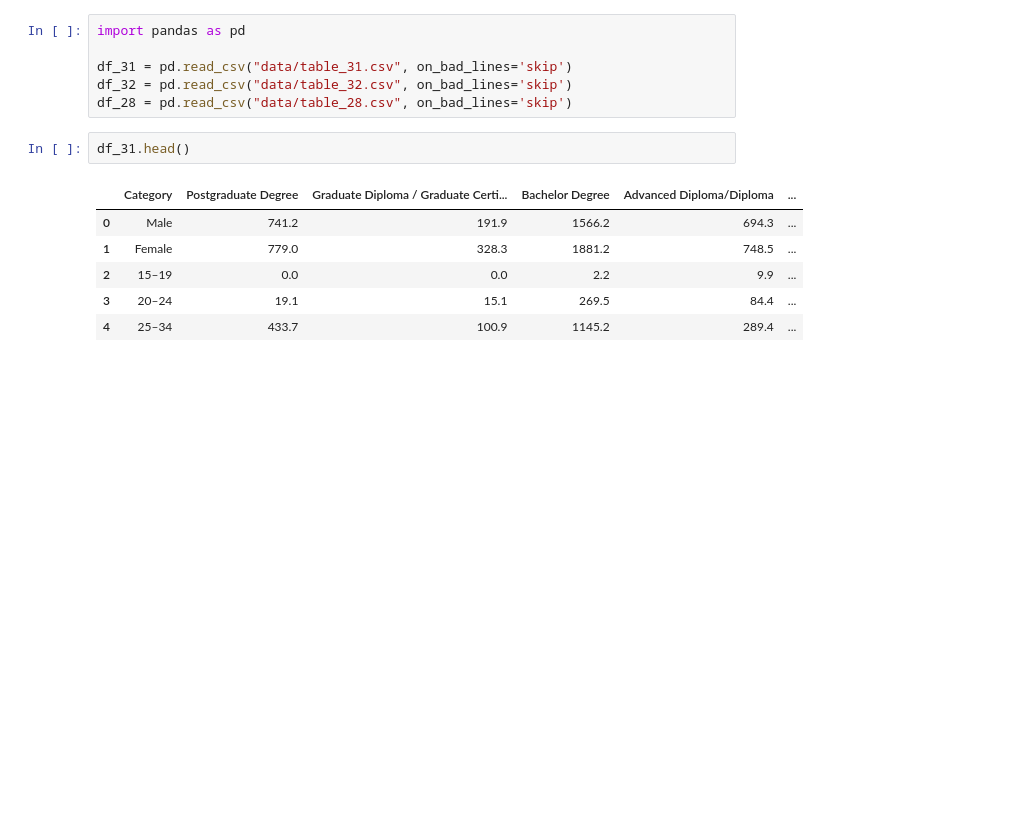
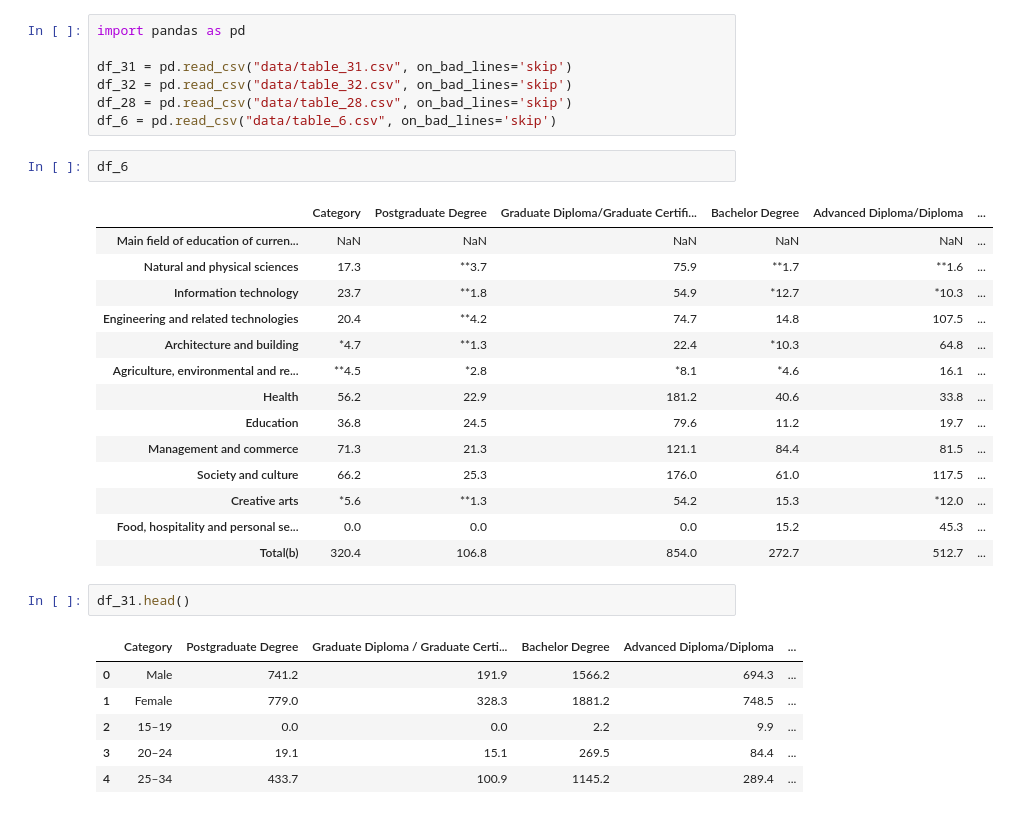
Before and after one commit to Mcflurrins/ByteFest-hackathon, a Jupyter notebook: EDA_1.ipynb, the cells around one changed output. Saved outputs shown, nothing was run; the diff lists cells and outputs as text; blank space fills up the shorter version.

```diff
--- a/EDA_1.ipynb
+++ b/EDA_1.ipynb
@@ -6,6 +6,24 @@ import pandas as pd
 df_31 = pd.read_csv("data/table_31.csv", on_bad_lines='skip')
 df_32 = pd.read_csv("data/table_32.csv", on_bad_lines='skip')
 df_28 = pd.read_csv("data/table_28.csv", on_bad_lines='skip')
+df_6 = pd.read_csv("data/table_6.csv", on_bad_lines='skip')
+# %%
+df_6
+# %% [output]
+|  | Category | Postgraduate Degree | Graduate Diploma/Graduate Certifi... | Bachelor Degree | Advanced Diploma/Diploma | ... |
+| Main field of education of curren... | NaN | NaN | NaN | NaN | NaN | ... |
+| Natural and physical sciences | 17.3 | **3.7 | 75.9 | **1.7 | **1.6 | ... |
+| Information technology | 23.7 | **1.8 | 54.9 | *12.7 | *10.3 | ... |
+| Engineering and related technologies | 20.4 | **4.2 | 74.7 | 14.8 | 107.5 | ... |
+| Architecture and building | *4.7 | **1.3 | 22.4 | *10.3 | 64.8 | ... |
+| Agriculture, environmental and re... | **4.5 | *2.8 | *8.1 | *4.6 | 16.1 | ... |
+| Health | 56.2 | 22.9 | 181.2 | 40.6 | 33.8 | ... |
+| Education | 36.8 | 24.5 | 79.6 | 11.2 | 19.7 | ... |
+| Management and commerce | 71.3 | 21.3 | 121.1 | 84.4 | 81.5 | ... |
+| Society and culture | 66.2 | 25.3 | 176.0 | 61.0 | 117.5 | ... |
+| Creative arts | *5.6 | **1.3 | 54.2 | 15.3 | *12.0 | ... |
+| Food, hospitality and personal se... | 0.0 | 0.0 | 0.0 | 15.2 | 45.3 | ... |
+| Total(b) | 320.4 | 106.8 | 854.0 | 272.7 | 512.7 | ... |
 # %%
 df_31.head()
 # %% [output]
```
Also changed, not shown: parts of 4 cells of this notebook, 2 other files.
